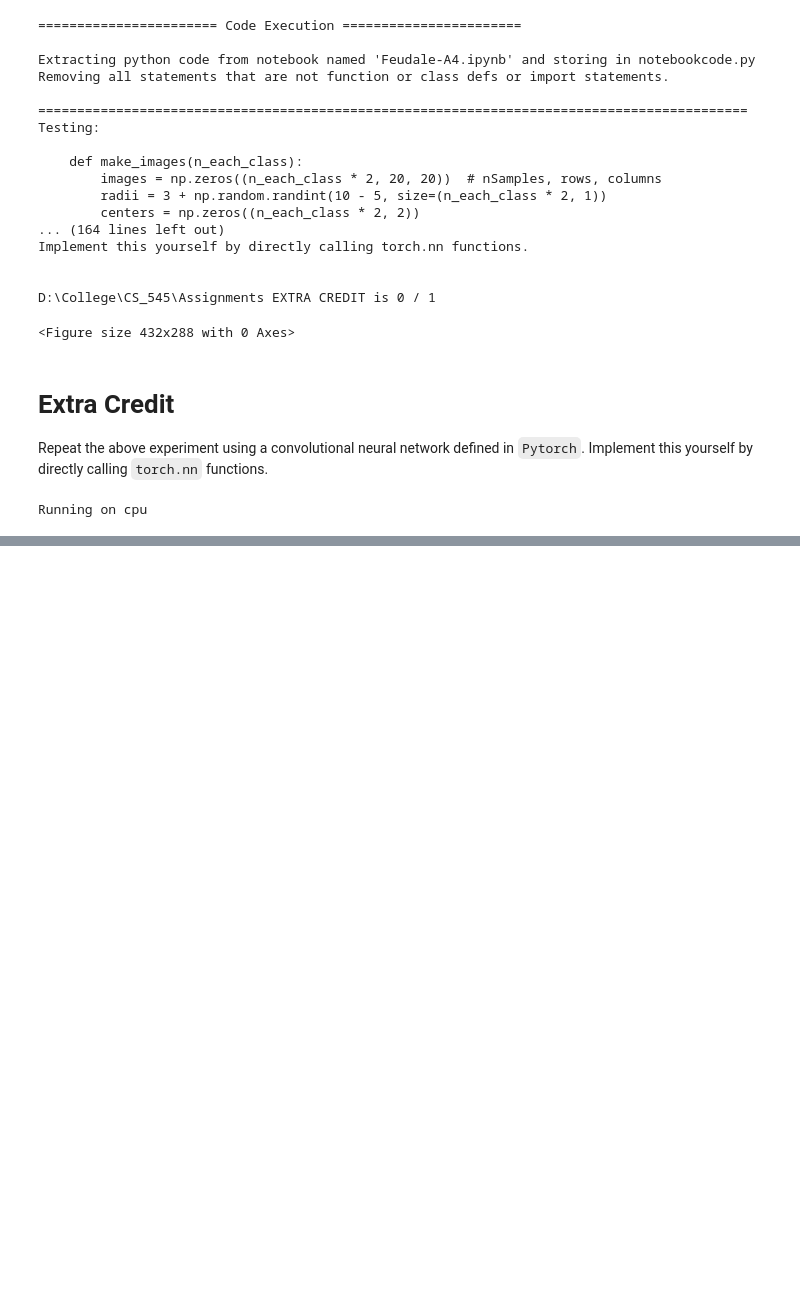
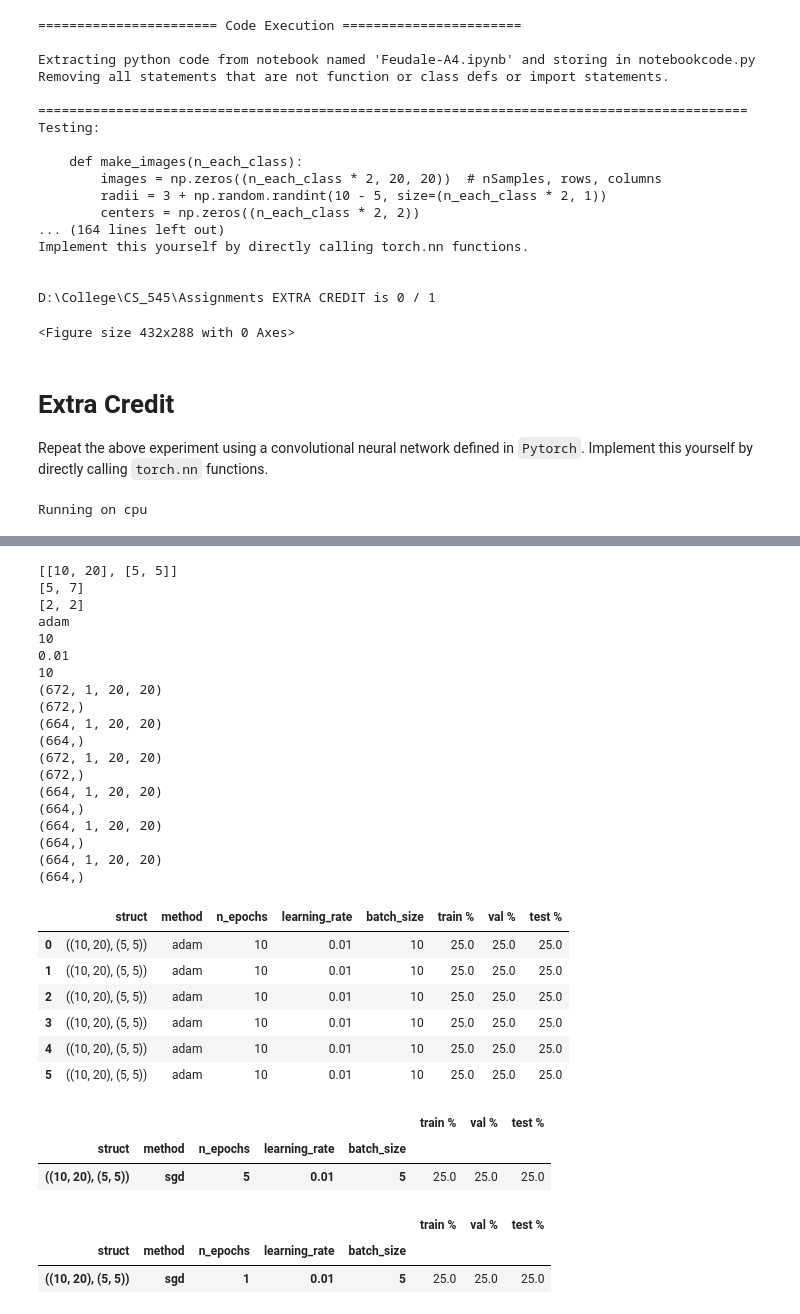
Before and after one commit to Randalthor95/CS_545, a Jupyter notebook: Assignments/Feudale-A4.ipynb, the cells around one changed output, grey strips where cells are left out. Cells and saved outputs as stored; diff of their text form; code cells hidden in the pictures; blank space fills up the shorter version.

```diff
--- a/Assignments/Feudale-A4.ipynb
+++ b/Assignments/Feudale-A4.ipynb
@@ -822,15 +925,22 @@ from operator import mul
 
 num_inputs = reduce(mul, X.shape[1:])
 T_as_num = indicators_to_num(T)
-cnnet = ConvNet(num_inputs, [10, 20], [5, 5], len(np.unique(T)),
-               patch_size_per_conv_layer=[5, 7], stride_per_conv_layer=[2, 2], device=device)
+cnnet = ConvNet(
+    num_inputs,
+    [10, 20],
+    [5, 5],
+    len(np.unique(T)),
+    patch_size_per_conv_layer=[5, 7],
+    stride_per_conv_layer=[2, 2],
+    device=device,
+)
 cnnet.to(device)
 X_cnn = X.reshape(-1, 1, 20, 20)
 n_epochs = 1
-print(n_epochs//10)
+print(n_epochs // 10)
 batch_size = 10
 learning_rate = 0.001
-cnnet.train(X_cnn, T_as_num, batch_size, n_epochs, learning_rate, method='adam')
+cnnet.train(X_cnn, T_as_num, batch_size, n_epochs, learning_rate, method="adam")
 # cnn = nn.NeuralNetworkClassifier_CNN(
 #         list(Xtrain.shape[1:]), struct[0], struct[1], np.unique(Ttrain)
 #     )
@@ -898,17 +1012,3 @@ def cnn_train_this_partition(
     Ytest, raw_test_outputs = cnn.use(Xtest)
     return_list.append(mlfuncs.percent_equal(Ytest, Ttest))
     return return_list
-# %%
-struct = [[10,20], [5, 5] ]
-n_epochs = 10
-method= 'adam'
-learning_rate = 0.01
-batch_size = 10
-patch_size_per_conv_layer=[5, 7]
-stride_per_conv_layer=[2, 2]
-
-result = cnn_train_this_partition(Xtrain.reshape(-1, 1, 20, 20), indicators_to_num(Ttrain), Xval.reshape(-1, 1, 20, 20),
-                                  indicators_to_num(Tval), Xtest.reshape(-1, 1, 20, 20), indicators_to_num(Ttest),
-                               struct,     patch_size_per_conv_layer,
-    stride_per_conv_layer, n_epochs, method, learning_rate, batch_size)
-result
@@ -926,0 +1185,51 @@ adam: Epoch 10 Loss 0.687
+# %%
+df = cnn_run_these_parameters(
+    X,
+    T,
+    n_folds=3,
+    structs=[[[[10, 20], [5, 5]], [5, 7], [2, 2]]],
+    methods=["adam"],
+    n_epochs=[10],
+    learning_rates=[0.01],
+    batch_sizes=[10],
+)
+df
+# %% [output]
+[[10, 20], [5, 5]]
+[5, 7]
+[2, 2]
+adam
+10
+0.01
+10
+(672, 1, 20, 20)
+(672,)
+(664, 1, 20, 20)
+(664,)
+(672, 1, 20, 20)
+(672,)
+(664, 1, 20, 20)
+(664,)
+(664, 1, 20, 20)
+(664,)
+(664, 1, 20, 20)
+(664,)
+|  | struct | method | n_epochs | learning_rate | batch_size | train % | val % | test % |
+| 0 | ((10, 20), (5, 5)) | adam | 10 | 0.01 | 10 | 25.0 | 25.0 | 25.0 |
+| 1 | ((10, 20), (5, 5)) | adam | 10 | 0.01 | 10 | 25.0 | 25.0 | 25.0 |
+| 2 | ((10, 20), (5, 5)) | adam | 10 | 0.01 | 10 | 25.0 | 25.0 | 25.0 |
+| 3 | ((10, 20), (5, 5)) | adam | 10 | 0.01 | 10 | 25.0 | 25.0 | 25.0 |
+| 4 | ((10, 20), (5, 5)) | adam | 10 | 0.01 | 10 | 25.0 | 25.0 | 25.0 |
+| 5 | ((10, 20), (5, 5)) | adam | 10 | 0.01 | 10 | 25.0 | 25.0 | 25.0 |
+# %%
+df.groupby(["struct", "method", "n_epochs", "learning_rate", "batch_size"]).mean()
+# %% [output]
+|  |  |  |  |  | train % | val % | test % |
+| struct | method | n_epochs | learning_rate | batch_size |  |  |  |
+| ((10, 20), (5, 5)) | sgd | 5 | 0.01 | 5 | 25.0 | 25.0 | 25.0 |
+# %%
+df.groupby(["struct", "method", "n_epochs", "learning_rate", "batch_size"]).max()
+# %% [output]
+|  |  |  |  |  | train % | val % | test % |
+| struct | method | n_epochs | learning_rate | batch_size |  |  |  |
+| ((10, 20), (5, 5)) | sgd | 1 | 0.01 | 5 | 25.0 | 25.0 | 25.0 |
```
Also changed, not shown: parts of 33 cells of this notebook, 1 other file.
